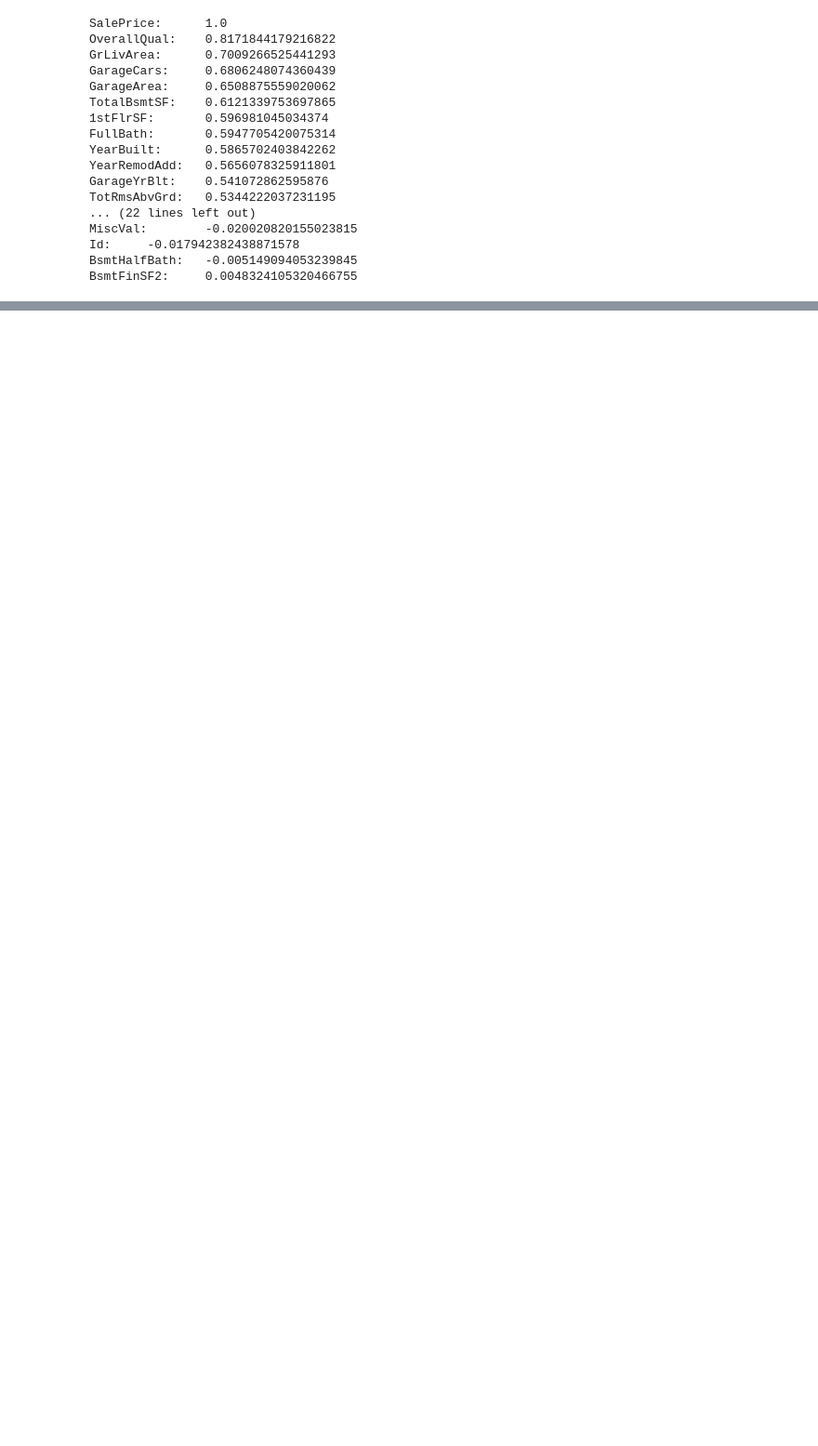
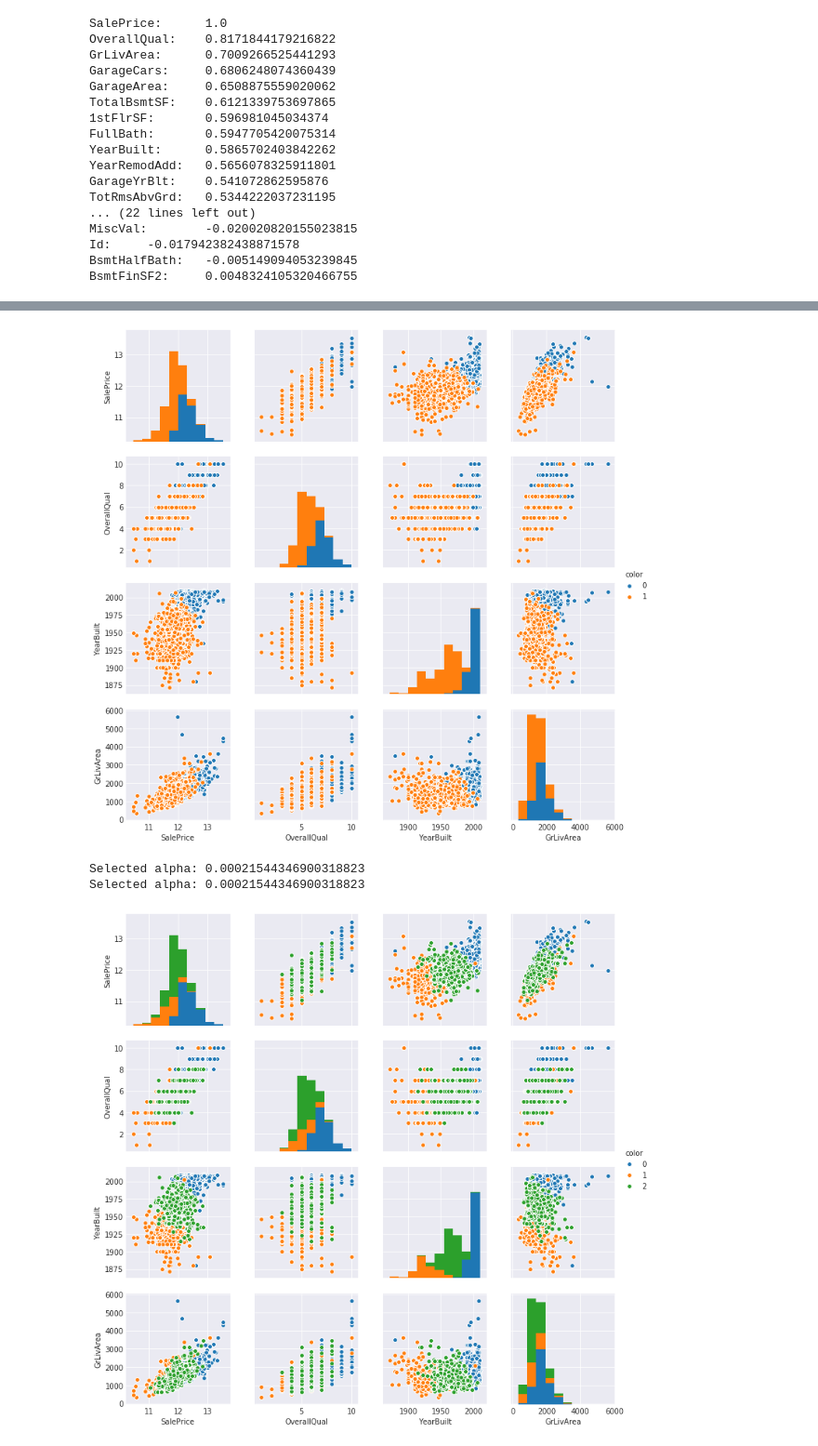
Before and after one commit to glingram/Housing, a Jupyter notebook: Housing.ipynb, the cells around one changed output, grey strips where cells are left out. Shown at 93% size. Drawn from its saved outputs; the diff is of its cells as text; code cells hidden in the pictures; blank space fills up the shorter version.

```diff
--- a/Housing.ipynb
+++ b/Housing.ipynb
@@ -171,3 +171,0 @@ from sklearn.linear_model import Ridge, RidgeCV, ElasticNet, Lasso, LassoCV, Las
-# %%
-train=pd.get_dummies(train)
-validate=pd.get_dummies(validate)
@@ -249,0 +250,37 @@ output['SalePrice']=np.exp(lr_pred_val)
+# %%
+output = pd.DataFrame()
+output['Id']=validate['Id']
+
+all_data_scaled=(all_data-all_data.mean())/all_data.std()
+
+for num in [2,3,4,5,6]:
+    cl=KMeans(n_clusters=num)
+    cl.fit(all_data_scaled)
+
+    train_cl_pred=cl.predict((X-all_data.mean())/all_data.std())
+    val_cl_pred=cl.predict((X_val-all_data.mean())/all_data.std())
+
+    plotframe=train.loc[:,:]
+    plotframe['color']=train_cl_pred
+    sns.pairplot(data=plotframe, vars=['SalePrice','OverallQual','YearBuilt','GrLivArea'],hue='color')
+    plt.show()
+
+    al=np.logspace(-5,-2,10)
+    lr=LassoCV(alphas=al,normalize=True)
+
+    for i in range(num):
+        lr.fit(X.loc[train_cl_pred==i],Y.loc[train_cl_pred==i])
+
+
+
+        print('Selected alpha: {}'.format(lr.alpha_))
+        c_pred=lr.predict(X_val.loc[val_cl_pred==i])
+        output.loc[val_cl_pred==i,'SalePrice']=c_pred
+
+    output['SalePrice']=np.exp(output['SalePrice'])
+    np.savetxt("lr_lasso_{}_cluster.csv".format(num),output,'%1i', delimiter=",",header='Id,SalePrice',comments='')
+# %% [output]
+[figure, added]
+Selected alpha: 0.00021544346900318823
+Selected alpha: 0.00021544346900318823
+[figure, added]
```
Also changed, not shown: parts of 31 cells of this notebook.
